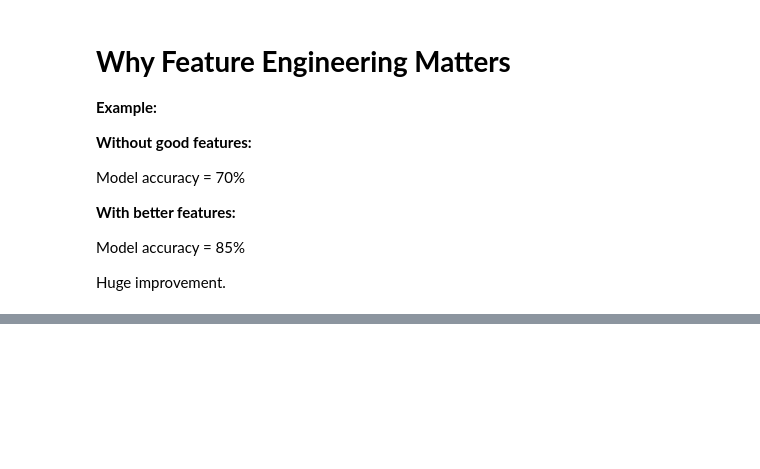
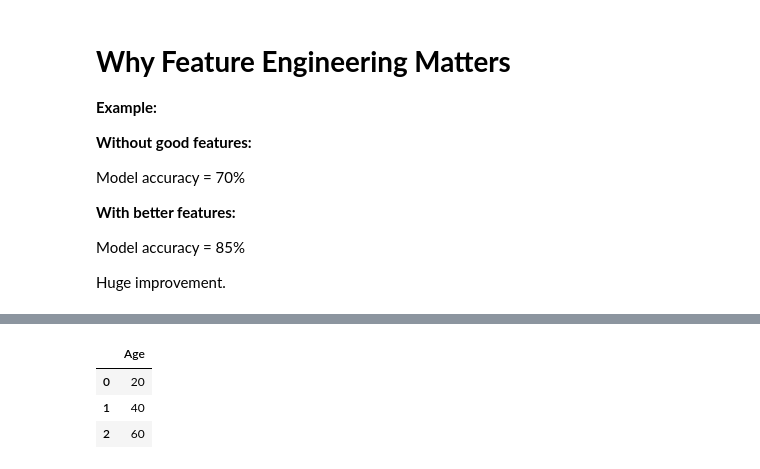
Before and after one commit to iamkhan49/Machine-Learning, a Jupyter notebook: Machine_Learning.ipynb, the cells around one changed output, grey strips where cells are left out. Cells and saved outputs as stored; diff of their text form; code cells hidden in the pictures; blank space fills up the shorter version.

```diff
--- a/Machine_Learning.ipynb
+++ b/Machine_Learning.ipynb
@@ -1095,0 +1236,12 @@ Huge improvement.
+# %%
+data = {
+    "Age": [20, 40, 60]
+}
+
+df = pd.DataFrame(data)
+df
+# %% [output]
+|  | Age |
+| 0 | 20 |
+| 1 | 40 |
+| 2 | 60 |
```
Also changed, not shown: parts of 18 cells of this notebook.
